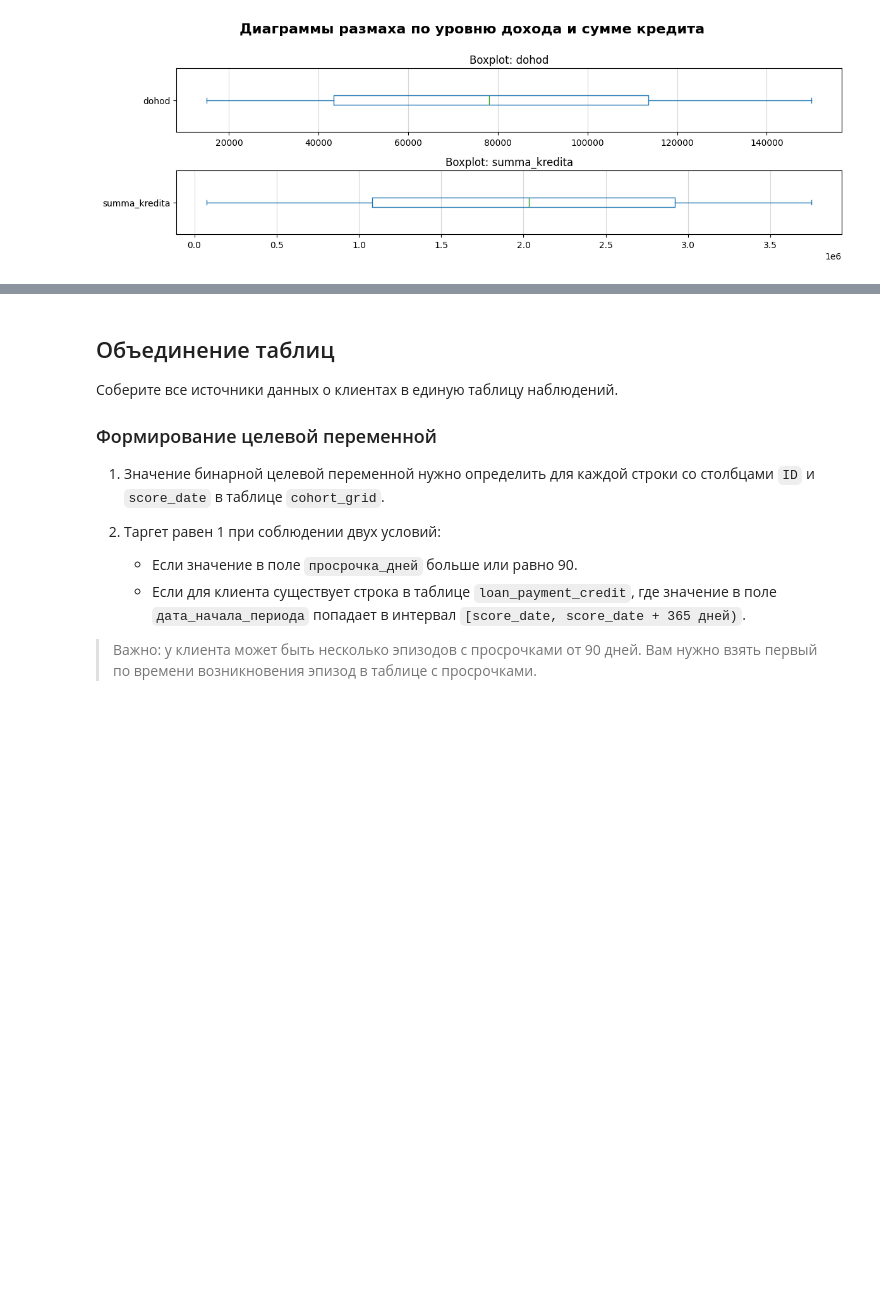
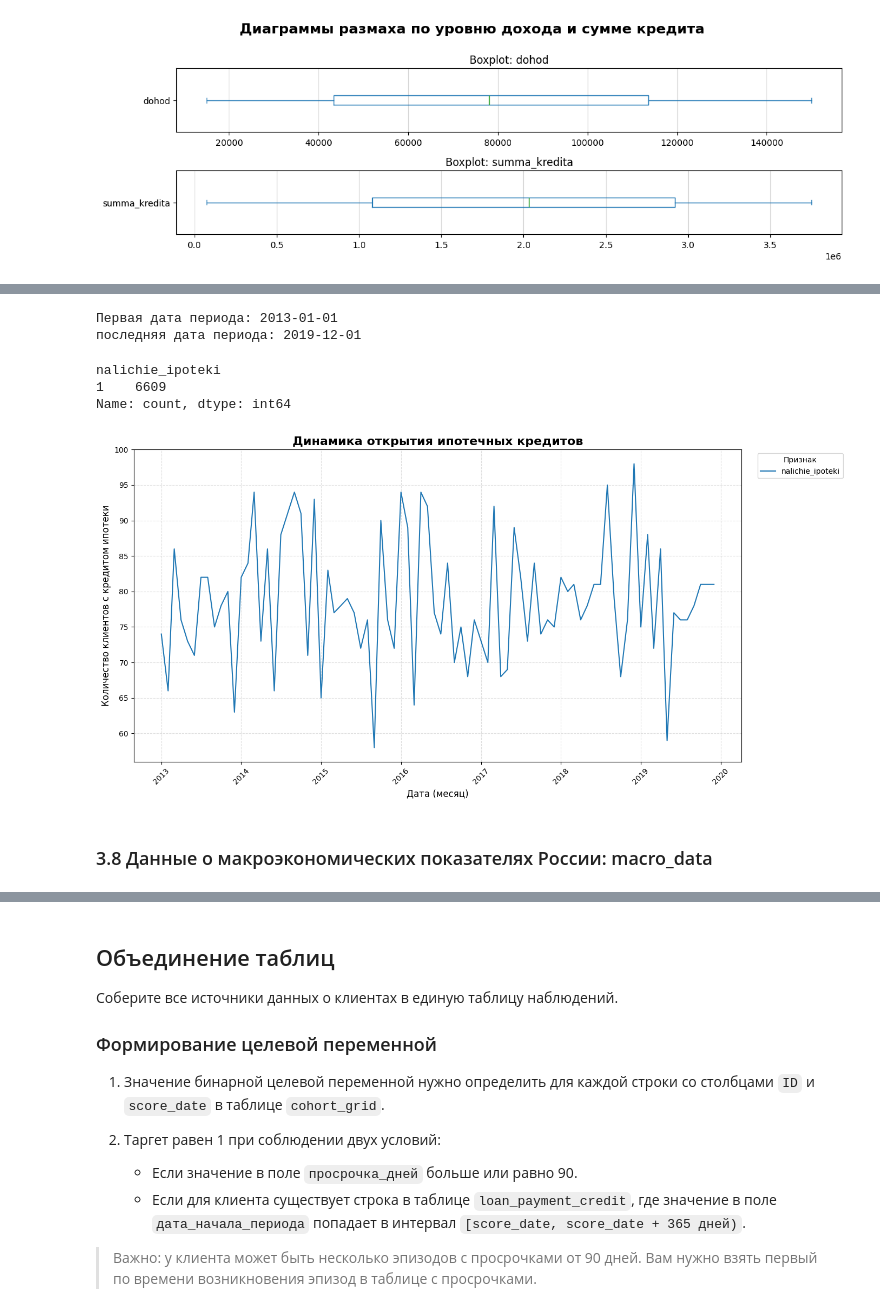
Before and after one commit to TemaQDX/sprint_15_project_behavioral_scoring, a Jupyter notebook: sprint_15_project_behavioral_scoring_Artem_Burov.ipynb, the cells around one changed output, grey strips where cells are left out. Drawn from its saved outputs; the diff is of its cells as text; code cells hidden in the pictures; blank space fills up the shorter version.

```diff
--- a/sprint_15_project_behavioral_scoring_Artem_Burov.ipynb
+++ b/sprint_15_project_behavioral_scoring_Artem_Burov.ipynb
@@ -385,7 +385,7 @@ def boxplot_chart(df, feature_list, diagram_name='Диаграммы разма
 
 # =========================
 # Line time series chart
-def plot_line_time_series(df, date_col='date', cat_cols=None, title='Динамика', legend_title='Категории', figsize=(14, 7), rot=45):
+def plot_line_time_series(df, date_col='date', cat_cols=None, title='Динамика', legend_title='Категории', ylabel='Сумма', figsize=(14, 7), rot=45):
     # Забираем числовые признаки, если на входе cat_cols=None
     if cat_cols is None:
         cat_cols = df.select_dtypes(include='float').columns.to_list()
@@ -405,7 +405,7 @@ def plot_line_time_series(df, date_col='date', cat_cols=None, title='Динам
 
     plt.title(title, fontsize=16, fontweight='bold')
     plt.xlabel('Дата (месяц)', fontsize=12)
-    plt.ylabel('Суммарные траты (руб.)', fontsize=12)
+    plt.ylabel(ylabel, fontsize=12)
     plt.legend(title=legend_title, bbox_to_anchor=(1.02, 1), loc='upper left')
     plt.grid(True, linestyle='--', alpha=0.4)
     plt.xticks(rotation=rot)
@@ -1167,0 +1184,25 @@ boxplot_chart(df=df0_credit_description, feature_list=['dohod', 'summa_kredita']
+# %%
+print('Первая дата периода:', df0_mortgage_presence.data_otkrytiya.min())
+print('последняя дата периода:', df0_mortgage_presence.data_otkrytiya.max())
+# %% [output]
+Первая дата периода: 2013-01-01
+последняя дата периода: 2019-12-01
+# %%
+df0_mortgage_presence.nalichie_ipoteki.value_counts()
+# %% [output]
+nalichie_ipoteki
+1    6609
+Name: count, dtype: int64
+# %%
+plot_line_time_series(
+    df=df0_mortgage_presence,
+    date_col='data_otkrytiya',
+    cat_cols=['nalichie_ipoteki'],
+    title='Динамика открытия ипотечных кредитов',
+    legend_title='Признак',
+    ylabel='Количество клиентов с кредитом ипотеки'
+    )
+# %% [output]
+[figure, added]
+# %% [markdown]
+### 3.8 Данные о макроэкономических показателях России: macro_data
```
Also changed, not shown: parts of 11 cells of this notebook.
